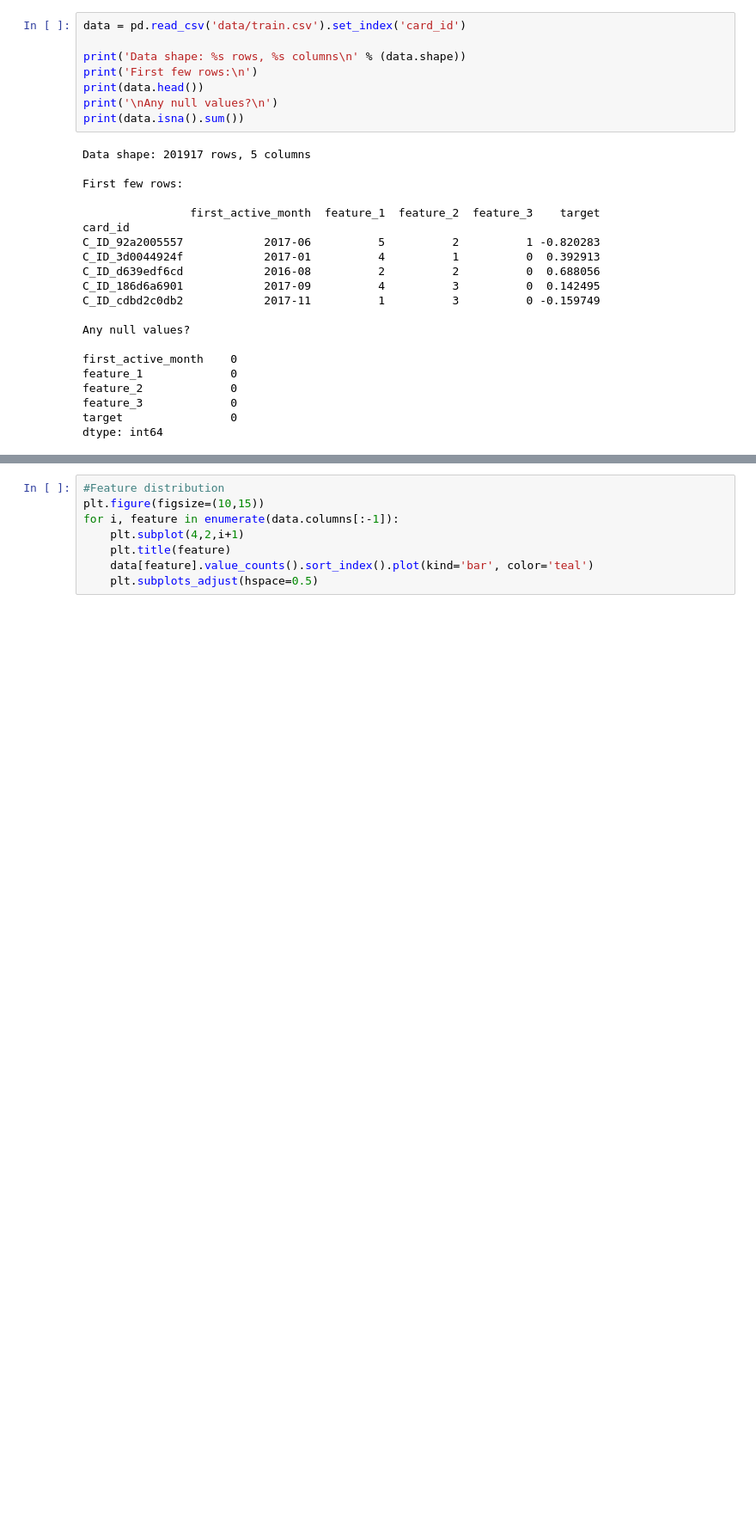
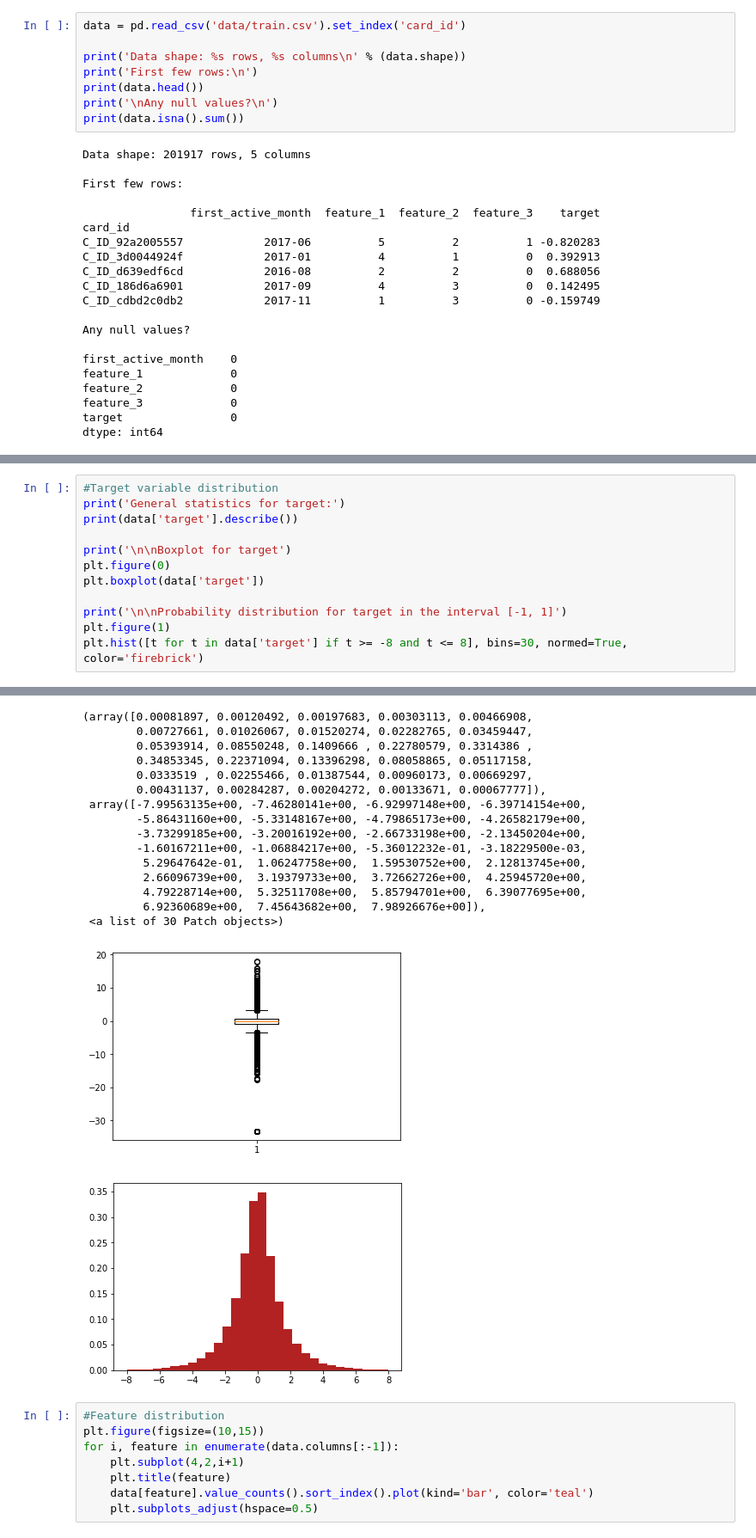
Before and after one commit to mateoarv/kaggle-elo, a Jupyter notebook: elo-train-eda.ipynb, the cells around one changed output, grey strips where cells are left out. Shown at 86% size. Drawn from its saved outputs; the diff is of its cells as text; blank space fills up the shorter version.

Commit message:
Target distribution, cross-validation analysis and feature importances

```diff
--- a/elo-train-eda.ipynb
+++ b/elo-train-eda.ipynb
@@ -44,3 +46,16 @@ Features 1-3 are categorical variables with good distributions. No need to colla
 First active month distribution shows that it should be modeled as a numerical variable, and will be modeled as `antiquity` through the following algorithm:
 * Convert `first_active_month` to dates.
 * Apply the function $f(x) = \text{max}(x) - x$ where $x$ is the converted `first_active_month` variable.
+# %%
+#Target variable distribution
+print('General statistics for target:')
+print(data['target'].describe())
+
+print('\n\nBoxplot for target')
+plt.figure(0)
+plt.boxplot(data['target'])
+
+print('\n\nProbability distribution for target in the interval [-1, 1]')
+plt.figure(1)
+plt.hist([t for t in data['target'] if t >= -8 and t <= 8], bins=30, normed=True, color='firebrick')
+# %% [output]
@@ -47,3 +78,20 @@ First active month distribution shows that it should be modeled as a numerical v
+(array([0.00081897, 0.00120492, 0.00197683, 0.00303113, 0.00466908,
+        0.00727661, 0.01026067, 0.01520274, 0.02282765, 0.03459447,
+        0.05393914, 0.08550248, 0.1409666 , 0.22780579, 0.3314386 ,
+        0.34853345, 0.22371094, 0.13396298, 0.08058865, 0.05117158,
+        0.0333519 , 0.02255466, 0.01387544, 0.00960173, 0.00669297,
+        0.00431137, 0.00284287, 0.00204272, 0.00133671, 0.00067777]),
+ array([-7.99563135e+00, -7.46280141e+00, -6.92997148e+00, -6.39714154e+00,
+        -5.86431160e+00, -5.33148167e+00, -4.79865173e+00, -4.26582179e+00,
+        -3.73299185e+00, -3.20016192e+00, -2.66733198e+00, -2.13450204e+00,
+        -1.60167211e+00, -1.06884217e+00, -5.36012232e-01, -3.18229500e-03,
+         5.29647642e-01,  1.06247758e+00,  1.59530752e+00,  2.12813745e+00,
+         2.66096739e+00,  3.19379733e+00,  3.72662726e+00,  4.25945720e+00,
+         4.79228714e+00,  5.32511708e+00,  5.85794701e+00,  6.39077695e+00,
+         6.92360689e+00,  7.45643682e+00,  7.98926676e+00]),
+ <a list of 30 Patch objects>)
+[figure, added]
+[figure, added]
 # %%
 #Feature distribution
 plt.figure(figsize=(10,15))
```
Also changed, not shown: parts of 6 cells of this notebook.
